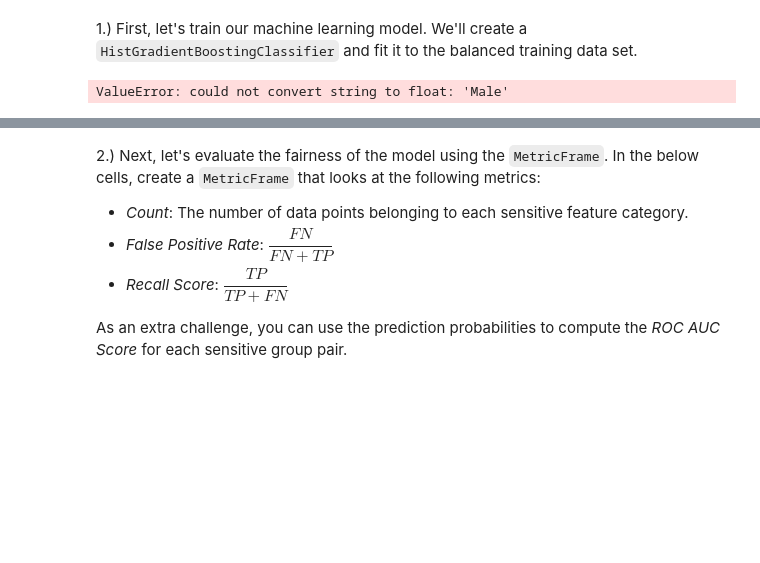
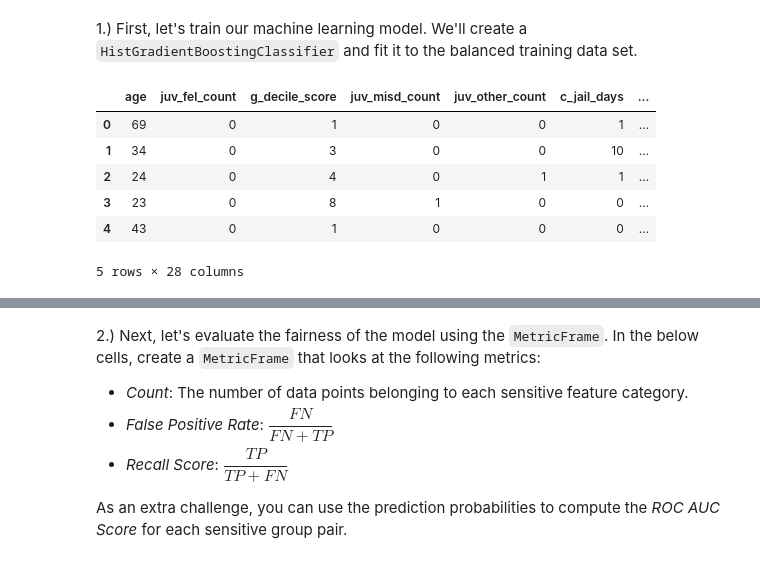
Before and after one commit to nokks/Fairness, a Jupyter notebook: 2021_scipy_tutorial/fairness-in-AI-systems-student.ipynb, the cells around one changed output, grey strips where cells are left out. Cells and saved outputs as stored; diff of their text form; code cells hidden in the pictures; blank space fills up the shorter version.

```diff
--- a/2021_scipy_tutorial/fairness-in-AI-systems-student.ipynb
+++ b/2021_scipy_tutorial/fairness-in-AI-systems-student.ipynb
@@ -1360,15 +1360,16 @@ In this section, you'll be training your own fairness-unaware model and evaluate
 We encourage you to explore the model's performance across different sensitive features (such as `age` or `gender`) as well as different model performance metrics.
 # %% [markdown]
 1.) First, let's train our machine learning model. We'll create a `HistGradientBoostingClassifier` and fit it to the balanced training data set.
-# %%
-from sklearn.experimental import enable_hist_gradient_boosting
-from sklearn.ensemble import HistGradientBoostingClassifier
-
-# Create your model here
-clf = HistGradientBoostingClassifier()
-
-# Fit the model to the training data
-clf.fit(X_train_bal, Y_train_bal)
-exercise_pred = clf.predict(X_test)
-# %% [output]
-ValueError: could not convert string to float: 'Male'
+# %%
+X_encoded = pd.get_dummies(X, drop_first=True)
+
+# Display the first few rows of the encoded feature set
+X_encoded.head()
+# %% [output]
+|  | age | juv_fel_count | g_decile_score | juv_misd_count | juv_other_count | c_jail_days | ... |
+| 0 | 69 | 0 | 1 | 0 | 0 | 1 | ... |
+| 1 | 34 | 0 | 3 | 0 | 0 | 10 | ... |
+| 2 | 24 | 0 | 4 | 0 | 1 | 1 | ... |
+| 3 | 23 | 0 | 8 | 1 | 0 | 0 | ... |
+| 4 | 43 | 0 | 1 | 0 | 0 | 0 | ... |
+5 rows × 28 columns
```
Also changed, not shown: parts of 16 cells of this notebook.
